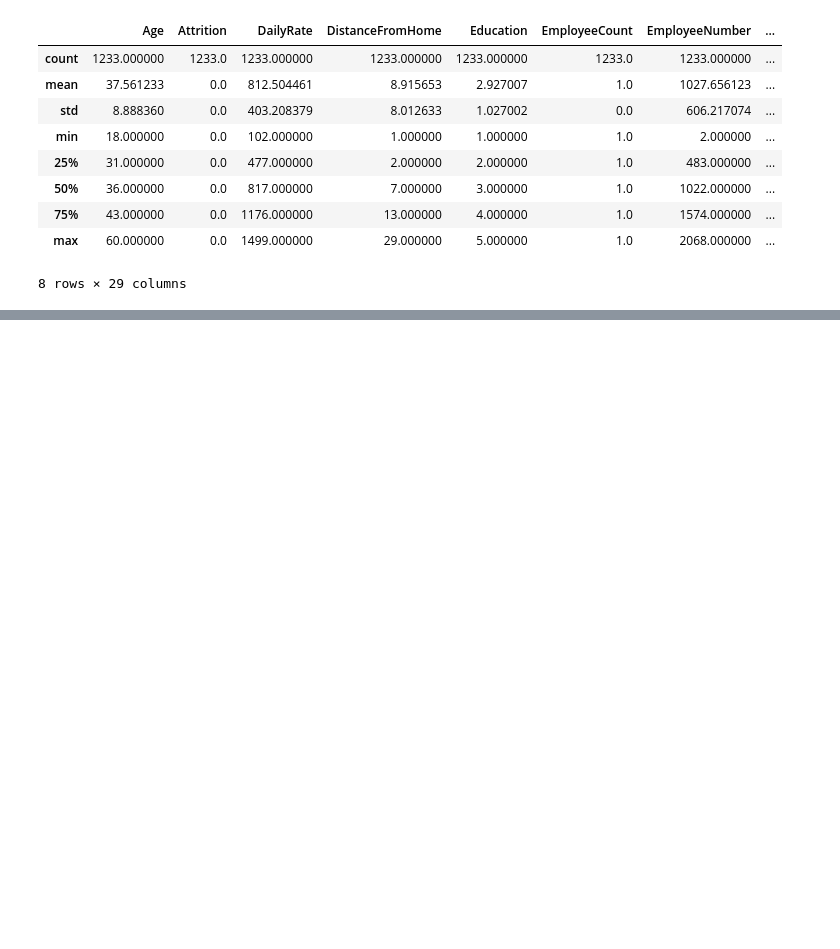
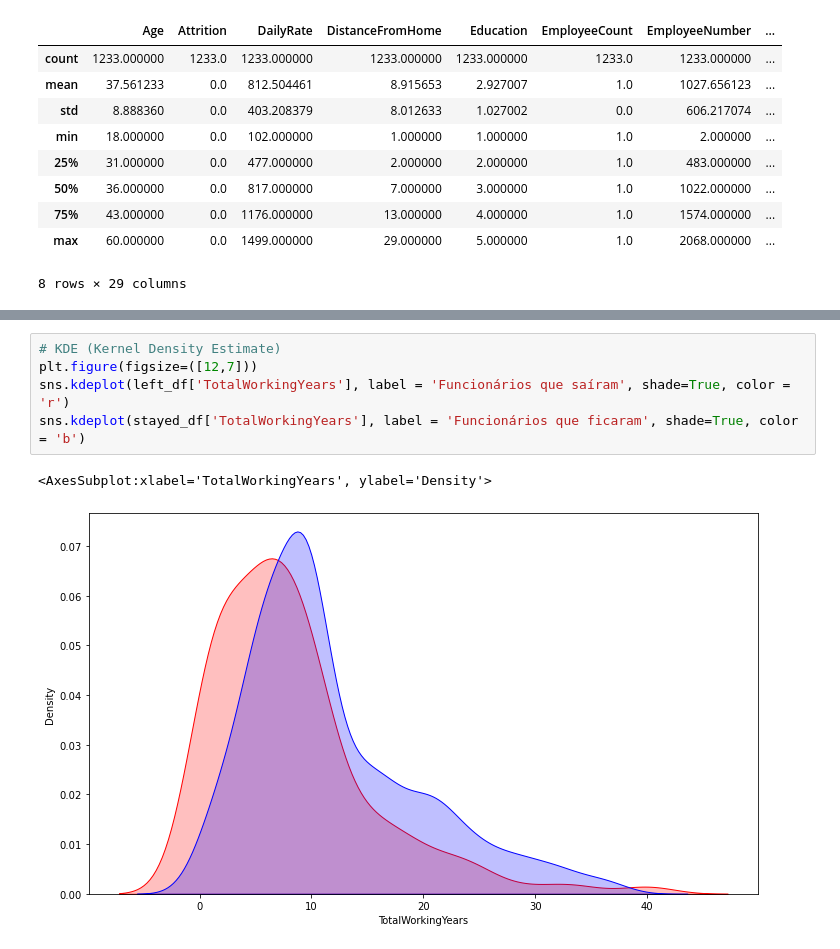
Before and after one commit to Rosivaldojesus/data_analysis, a Jupyter notebook: rh/main.ipynb, the cells around one changed output, grey strips where cells are left out. Drawn from its saved outputs; the diff is of its cells as text; blank space fills up the shorter version.

```diff
--- a/rh/main.ipynb
+++ b/rh/main.ipynb
@@ -150,0 +181,8 @@ sns.heatmap(correlations, annot=True);
+# %%
+# KDE (Kernel Density Estimate)
+plt.figure(figsize=([12,7]))
+sns.kdeplot(left_df['TotalWorkingYears'], label = 'Funcionários que saíram', shade=True, color = 'r')
+sns.kdeplot(stayed_df['TotalWorkingYears'], label = 'Funcionários que ficaram', shade=True, color = 'b')
+# %% [output]
+<AxesSubplot:xlabel='TotalWorkingYears', ylabel='Density'>
+[figure, added]
```
Also changed, not shown: parts of 43 cells of this notebook, 4 other files.
